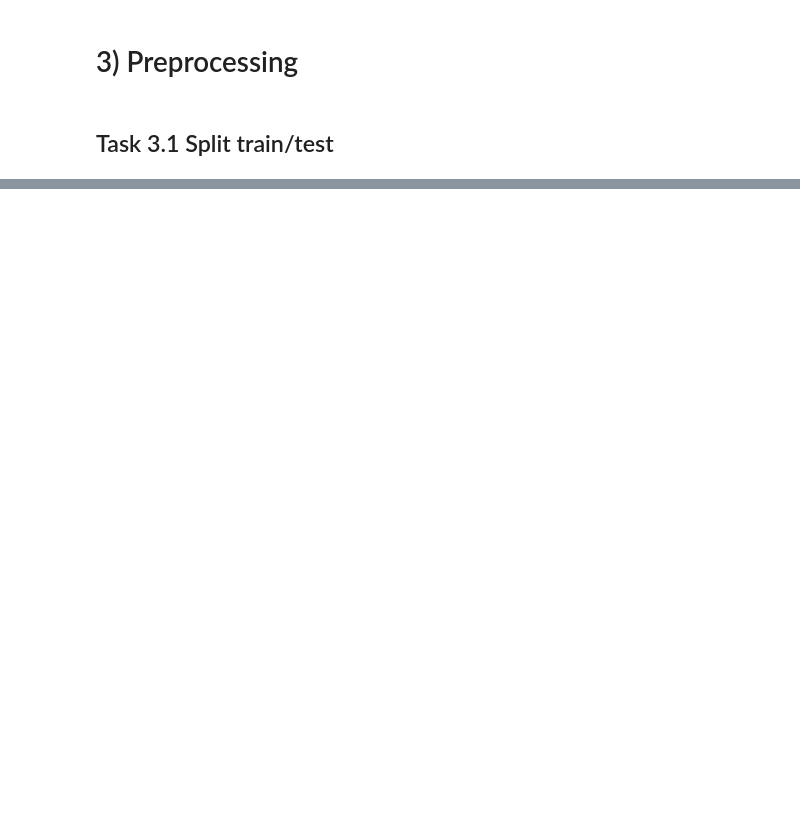
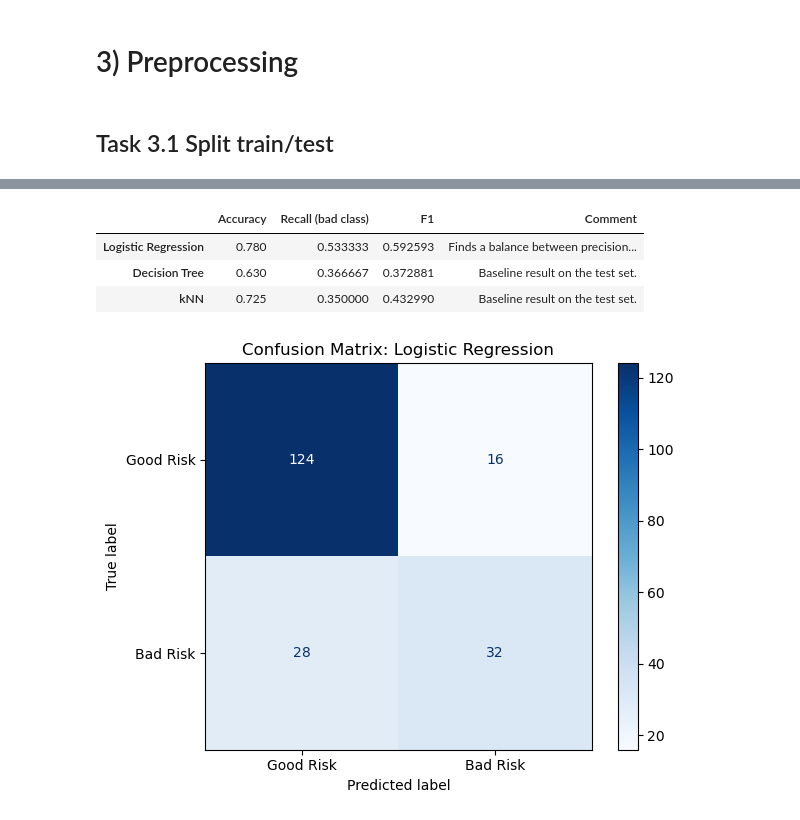
Before and after one commit to JohannFloydmann/MachineLearning, a Jupyter notebook: practise3/practise3.ipynb, the cells around one changed output, grey strips where cells are left out. Cells and saved outputs as stored; diff of their text form; code cells hidden in the pictures; blank space fills up the shorter version.

```diff
--- a/practise3/practise3.ipynb
+++ b/practise3/practise3.ipynb
@@ -173,0 +237,19 @@ Name: credit_risk, dtype: float64
+# %%
+model_results = {}
+for name, model in fitted_models.items():
+    predictions = model.predict(X_test)
+    model_results[name] = {
+        'Accuracy': accuracy_score(y_test, predictions),
+        'Precision': precision_score(y_test, predictions, zero_division=0),
+        'Recall (bad class)': recall_score(y_test, predictions, zero_division=0),
+        'F1': f1_score(y_test, predictions, zero_division=0),
+        'Confusion Matrix': confusion_matrix(y_test, predictions, labels=[0, 1])
+    }
+    print(name)
+    print(f"Accuracy: {model_results[name]['Accuracy']:.3f}")
+    print(f"Precision: {model_results[name]['Precision']:.3f}")
+    print(f"Recall: {model_results[name]['Recall (bad class)']:.3f}")
+    print(f"F1: {model_results[name]['F1']:.3f}")
+    print('Confusion matrix:')
+    print(model_results[name]['Confusion Matrix'])
+    print()
@@ -173,0 +359,32 @@ Name: credit_risk, dtype: float64
+# %%
+best_model_name = max(model_results, key=lambda name: model_results[name]['F1'])
+best_model_metrics = model_results[best_model_name]
+comparison = pd.DataFrame({
+    name: {
+        'Accuracy': values['Accuracy'],
+        'Recall (bad class)': values['Recall (bad class)'],
+        'F1': values['F1']
+    }
+    for name, values in model_results.items()
+}).T
+comparison['Comment'] = [
+    'Finds a balance between precision and recall.' if name == best_model_name else
+    'Baseline result on the test set.'
+    for name in comparison.index
+]
+comparison
+# %% [output]
+|  | Accuracy | Recall (bad class) | F1 | Comment |
+| Logistic Regression | 0.780 | 0.533333 | 0.592593 | Finds a balance between precision... |
+| Decision Tree | 0.630 | 0.366667 | 0.372881 | Baseline result on the test set. |
+| kNN | 0.725 | 0.350000 | 0.432990 | Baseline result on the test set. |
+# %%
+ConfusionMatrixDisplay(
+    confusion_matrix=best_model_metrics['Confusion Matrix'],
+    display_labels=['Good Risk', 'Bad Risk']
+).plot(cmap='Blues', values_format='d')
+plt.title(f'Confusion Matrix: {best_model_name}')
+plt.tight_layout()
+plt.show()
+# %% [output]
+[figure, added]
```
Also changed, not shown: parts of 26 cells of this notebook.
